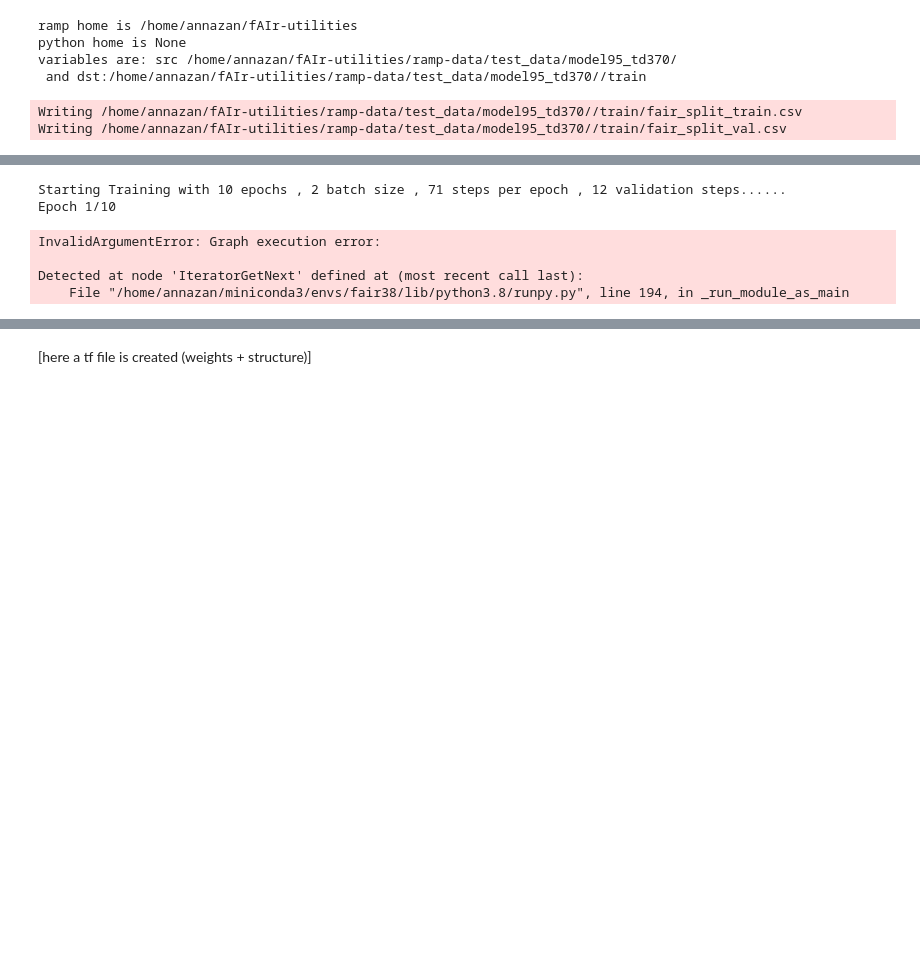
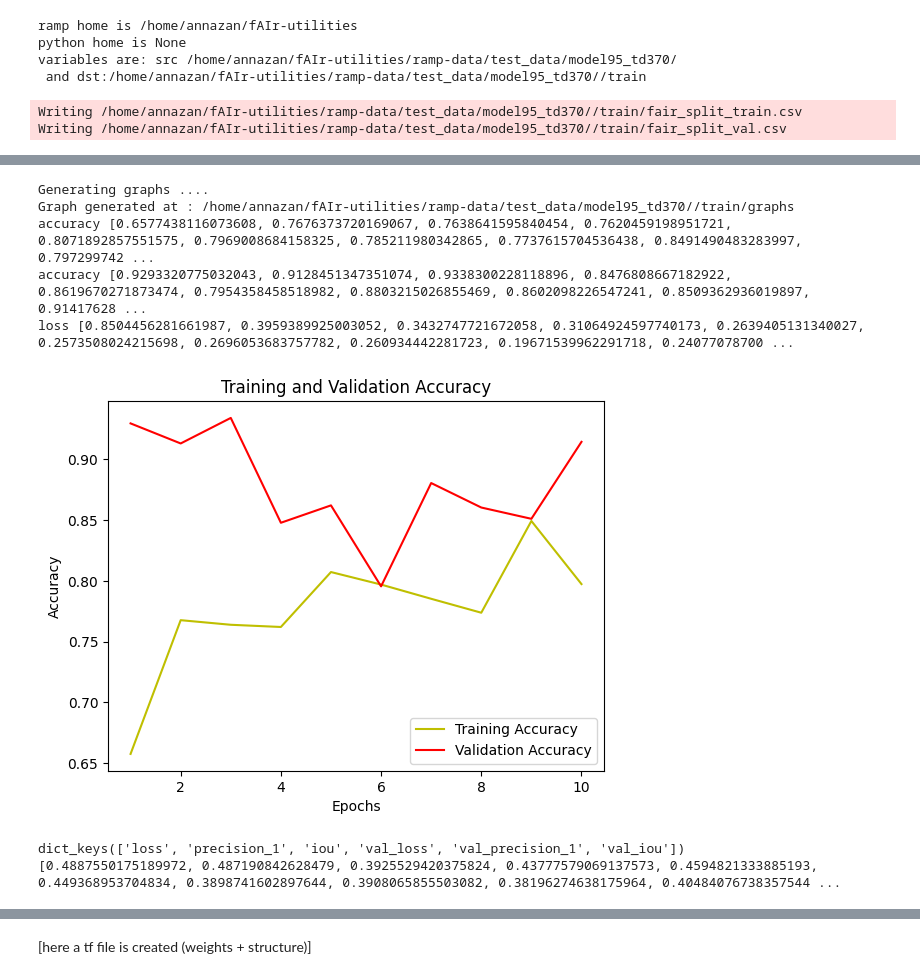
Before and after one commit to ciupava/fAIr-utilities, a Jupyter notebook: sam_test.ipynb, the cells around one changed output, grey strips where cells are left out. Cells and saved outputs as stored; diff of their text form; code cells hidden in the pictures; blank space fills up the shorter version.

```diff
--- a/sam_test.ipynb
+++ b/sam_test.ipynb
@@ -213,3 +204,10 @@ print(the_model.summary())
+# %%
+#---
+# TODO: manually changing here for OHE experiment
+def ohe_batches(batches: tf.data.Dataset, depth=4) -> tf.data.Dataset:
+    """For given batches and depth map sparse labels to OHE."""
+    return batches.map(lambda x, y: (x, tf.one_hot(y[..., -1], depth, axis=-1)))
+#---
 # %%
 from ramp.training.augmentation_constructors import get_augmentation_fn
 from ramp.utils.misc_ramp_utils import get_num_files
@@ -268,6 +266,11 @@ assert train_batches is not None, "training batches were not constructed"
 print(f"-------\n* train img dir{train_img_dir}\n* train mask dir{train_mask_dir}")
 print(f"* input img shape{input_img_shape}\n* output img shape{output_img_shape}")
 
+
+#---
+# TODO: manually changing here for OHE experiment
+train_batches = ohe_batches(train_batches)
+#---
 print(train_batches)
 # %% [output]
 -------
@@ -331,6 +340,11 @@ val_batches = test_batches_from_gtiff_dirs(
     val_img_dir, val_mask_dir, batch_size, input_img_shape, output_img_shape
 )
 
+#---
+# TODO: manually changing here for OHE experiment
+val_batches = ohe_batches(val_batches)
+#---
+
 assert val_batches is not None, "validation batches were not constructed"
 print(f"-------\n* val img dir{val_img_dir}\n* val mask dir{val_mask_dir}\n-------")
 print(val_batches)
@@ -398,68 +466,51 @@ if cfg["cyclic_learning_scheduler"]["use_clr"]:
 # %%
-import matplotlib.pyplot as plt
-from time import perf_counter
-
-## Main training block ##
-n_epochs = cfg["num_epochs"]
-# SG: manually make this 10
-n_epochs = 10
-print(
-    f"Starting Training with {n_epochs} epochs , {batch_size} batch size , {steps_per_epoch} steps per epoch , {validation_steps} validation steps......"
-)
-if validation_steps <= 0:
-    raise RaiseError(
-        "Not enough data for training, Increase image or Try reducing batchsize/epochs"
-    )
-# FIXME : Make checkpoint
-start = perf_counter()
-history = the_model.fit(
-    train_batches,
-    epochs=n_epochs,
-    steps_per_epoch=steps_per_epoch,
-    validation_data=val_batches,
-    validation_steps=validation_steps,
-    callbacks=callbacks_list,
-)
-end = perf_counter()
-print(f"Training Finished , Time taken to train : {end-start} seconds")
-print('\n-----\nHistory:')
-print(history.history.keys())
-print('\n-----')
 
 # plot the training and validation accuracy and loss at each epoch
 print("Generating graphs ....")
 if not os.path.exists(cfg["graph_location"]):
     os.mkdir(cfg["graph_location"])
 
 loss = history.history["loss"]
 # val_loss = history.history["val_loss"]
 epochs = range(1, len(loss) + 1)
 
-acc = history.history["sparse_categorical_accuracy"]
-val_acc = history.history["val_sparse_categorical_accuracy"]
+# acc = history.history["sparse_categorical_accuracy"]
+# val_acc = history.history["val_sparse_categorical_accuracy"]
+
+#---
+# TODO: updated for OHE
+acc = history.history["precision_1"]
+val_acc = history.history["val_precision_1"]
+#---
 
 # Plot training and validation accuracy
 plt.plot(epochs, acc, "y", label="Training Accuracy")
 plt.plot(epochs, val_acc, "r", label="Validation Accuracy")
 
 # Set labels and title
 plt.xlabel("Epochs")
 plt.ylabel("Accuracy")
 plt.title("Training and Validation Accuracy")
 
 plt.legend()
 plt.savefig(
     f"{cfg['graph_location']}/training_validation_sparse_categorical_accuracy.png"
 )
 print(f"Graph generated at : {cfg['graph_location']}")
 print(f"accuracy {acc}")
 print(f"accuracy {val_acc}")
 print(f"loss {loss}")
 # %% [output]
-Starting Training with 10 epochs , 2 batch size , 71 steps per epoch , 12 validation steps......
-Epoch 1/10
+Generating graphs ....
+Graph generated at : /home/annazan/fAIr-utilities/ramp-data/test_data/model95_td370//train/graphs
+accuracy [0.6577438116073608, 0.7676373720169067, 0.7638641595840454, 0.7620459198951721, 0.8071892857551575, 0.7969008684158325, 0.785211980342865, 0.7737615704536438, 0.8491490483283997, 0.797299742 ...
+accuracy [0.9293320775032043, 0.9128451347351074, 0.9338300228118896, 0.8476808667182922, 0.8619670271873474, 0.7954358458518982, 0.8803215026855469, 0.8602098226547241, 0.8509362936019897, 0.91417628 ...
+loss [0.8504456281661987, 0.3959389925003052, 0.3432747721672058, 0.31064924597740173, 0.2639405131340027, 0.2573508024215698, 0.2696053683757782, 0.260934442281723, 0.19671539962291718, 0.24077078700 ...
-InvalidArgumentError: Graph execution error:
-
-Detected at node 'IteratorGetNext' defined at (most recent call last):
-    File "/home/annazan/miniconda3/envs/fair38/lib/python3.8/runpy.py", line 194, in _run_module_as_main
+[figure, added]
+# %%
+print(history.history.keys())
+print(history.history["val_iou"])
+# %% [output]
+dict_keys(['loss', 'precision_1', 'iou', 'val_loss', 'val_precision_1', 'val_iou'])
+[0.4887550175189972, 0.487190842628479, 0.3925529420375824, 0.43777579069137573, 0.4594821333885193, 0.449368953704834, 0.3898741602897644, 0.3908065855503082, 0.38196274638175964, 0.40484076738357544 ...
 # %%
```
Also changed, not shown: parts of 26 cells of this notebook.
